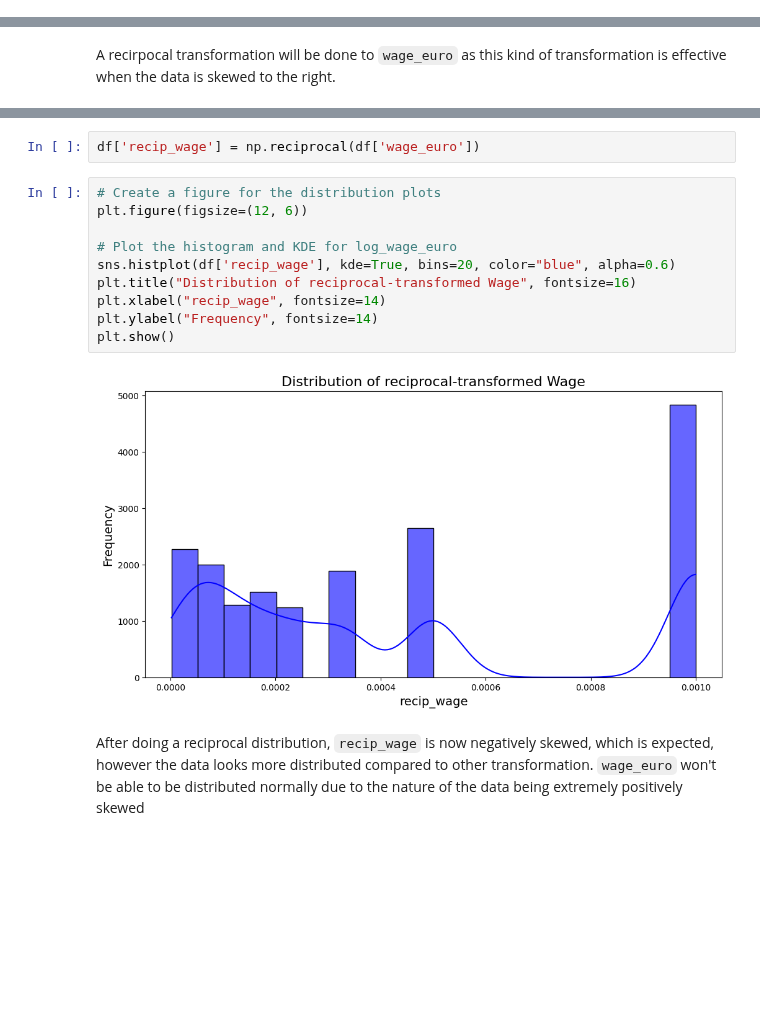
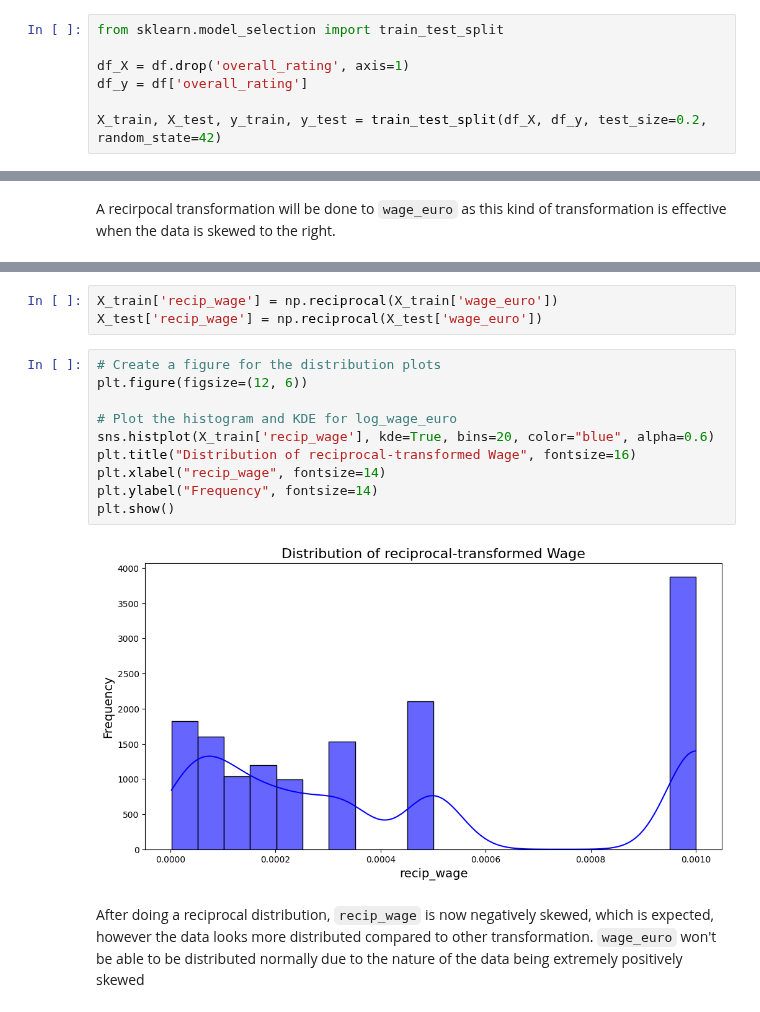
Before and after one commit to bewba/STINTSY-MP, a Jupyter notebook: STINSTY.ipynb, the cells around one changed output, grey strips where cells are left out. Drawn from its saved outputs; the diff is of its cells as text; blank space fills up the shorter version.

Commit message:
move train_test_split code before distributions, initial model training is now GO!!!!

```diff
--- a/STINSTY.ipynb
+++ b/STINSTY.ipynb
@@ -564,3 +532,10 @@ Index(['age', 'height_cm', 'weight_kgs', 'wage_euro', 'preferred_foot',
+# %%
+from sklearn.model_selection import train_test_split
+
+df_X = df.drop('overall_rating', axis=1)
+df_y = df['overall_rating']
+
+X_train, X_test, y_train, y_test = train_test_split(df_X, df_y, test_size=0.2, random_state=42)
 # %% [markdown]
 ### Distribution
 # %% [markdown]
@@ -609,20 +584,21 @@ plt.ylabel("Frequency", fontsize=14)
 plt.show()
 # %% [output]
 [figure]
-# %%
-df['recip_wage'] = np.reciprocal(df['wage_euro'])
+# %%
+X_train['recip_wage'] = np.reciprocal(X_train['wage_euro'])
+X_test['recip_wage'] = np.reciprocal(X_test['wage_euro'])
 # %%
 # Create a figure for the distribution plots
 plt.figure(figsize=(12, 6))
 
 # Plot the histogram and KDE for log_wage_euro
-sns.histplot(df['recip_wage'], kde=True, bins=20, color="blue", alpha=0.6)
+sns.histplot(X_train['recip_wage'], kde=True, bins=20, color="blue", alpha=0.6)
 plt.title("Distribution of reciprocal-transformed Wage", fontsize=16)
 plt.xlabel("recip_wage", fontsize=14)
 plt.ylabel("Frequency", fontsize=14)
 plt.show()
 # %% [output]
-[figure, old version]
+[figure, new version]
 # %% [markdown]
 After doing a reciprocal distribution, `recip_wage` is now negatively skewed, which is expected, however the data looks more distributed compared to other transformation. `wage_euro` won't be able to be distributed normally due to the nature of the data being extremely positively skewed
 # %% [markdown]
```
Also changed, not shown: parts of 19 cells of this notebook.
